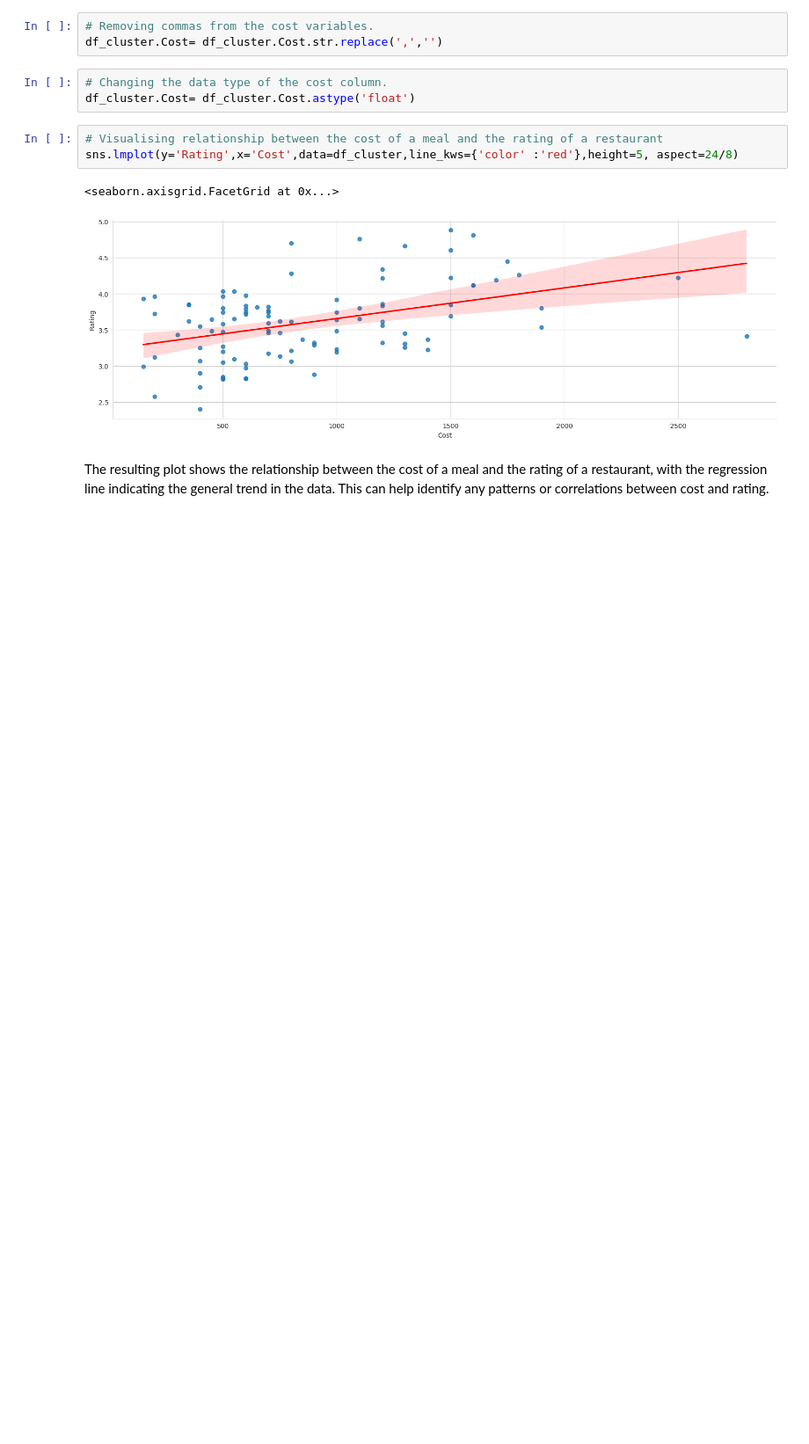
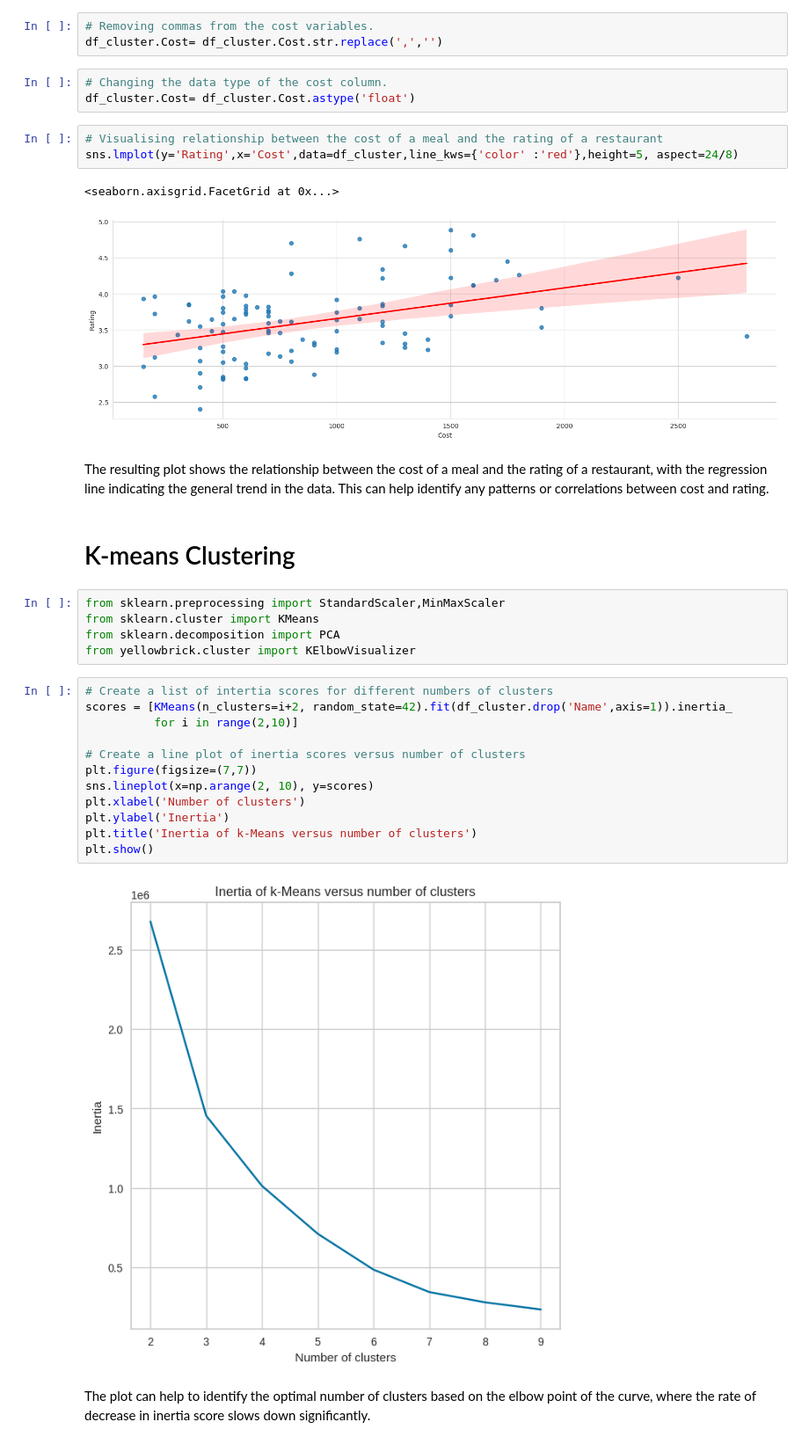
Before and after one commit to dipakpatil2001/Zomato-Restaurant-Clustering-And-Sentiment-Analysis-Unsupervised-ML, a Jupyter notebook: Zomato_Restaurant_Clustering_And_Sentiment_Analysis.ipynb, the cells around one changed output. Shown at 88% size. Drawn from its saved outputs; the diff is of its cells as text; blank space fills up the shorter version.

```diff
--- a/Zomato_Restaurant_Clustering_And_Sentiment_Analysis.ipynb
+++ b/Zomato_Restaurant_Clustering_And_Sentiment_Analysis.ipynb
@@ -1641,3 +1641,26 @@ sns.lmplot(y='Rating',x='Cost',data=df_cluster,line_kws={'color' :'red'},height=
 [figure]
 # %% [markdown]
 The resulting plot shows the relationship between the cost of a meal and the rating of a restaurant, with the regression line indicating the general trend in the data. This can help identify any patterns or correlations between cost and rating.
+# %% [markdown]
+# K-means Clustering
+# %%
+from sklearn.preprocessing import StandardScaler,MinMaxScaler
+from sklearn.cluster import KMeans
+from sklearn.decomposition import PCA
+from yellowbrick.cluster import KElbowVisualizer
+# %%
+# Create a list of intertia scores for different numbers of clusters
+scores = [KMeans(n_clusters=i+2, random_state=42).fit(df_cluster.drop('Name',axis=1)).inertia_
+          for i in range(2,10)]
+
+# Create a line plot of inertia scores versus number of clusters
+plt.figure(figsize=(7,7))
+sns.lineplot(x=np.arange(2, 10), y=scores)
+plt.xlabel('Number of clusters')
+plt.ylabel('Inertia')
+plt.title('Inertia of k-Means versus number of clusters')
+plt.show()
+# %% [output]
+[figure, added]
+# %% [markdown]
+The plot can help to identify the optimal number of clusters based on the elbow point of the curve, where the rate of decrease in inertia score slows down significantly.
```
Also changed, not shown: parts of 9 cells of this notebook.
